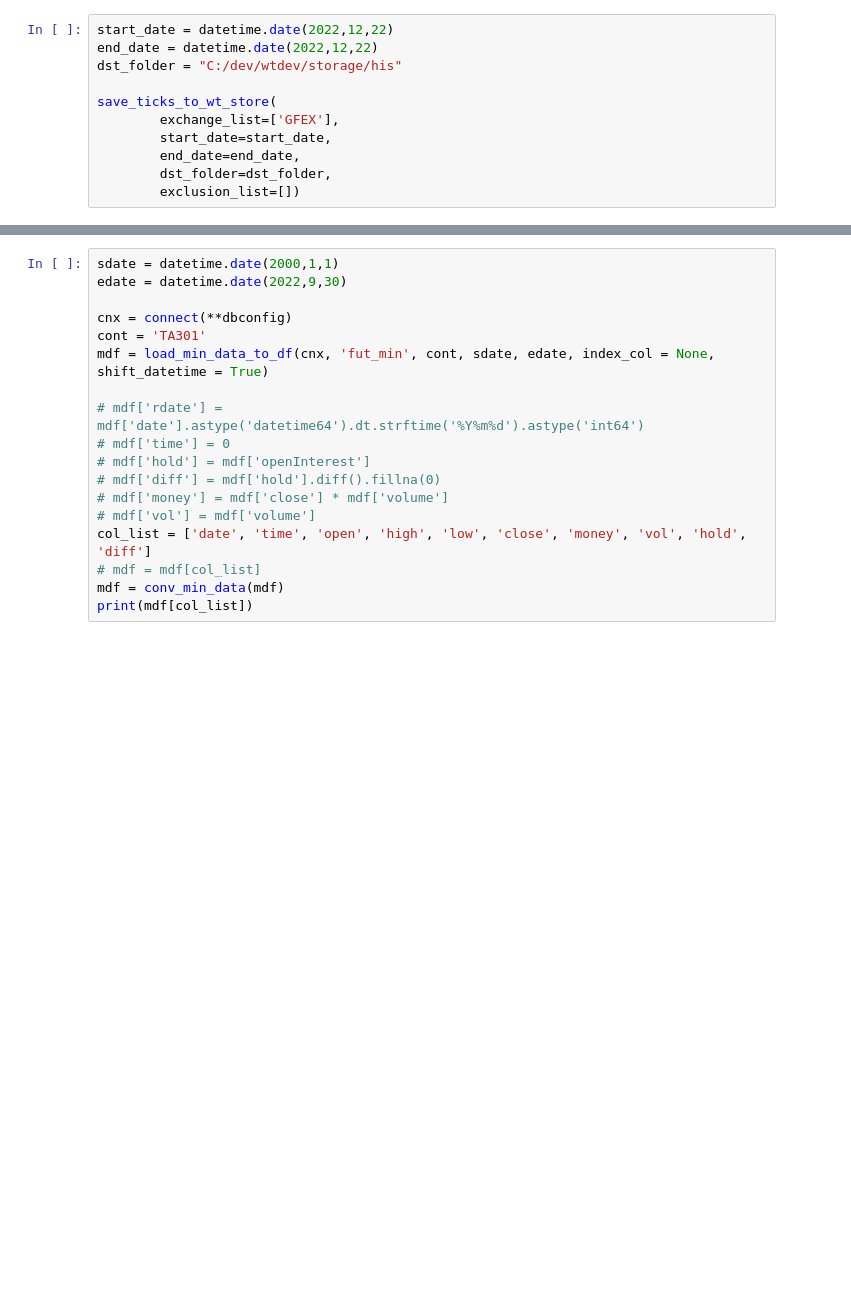
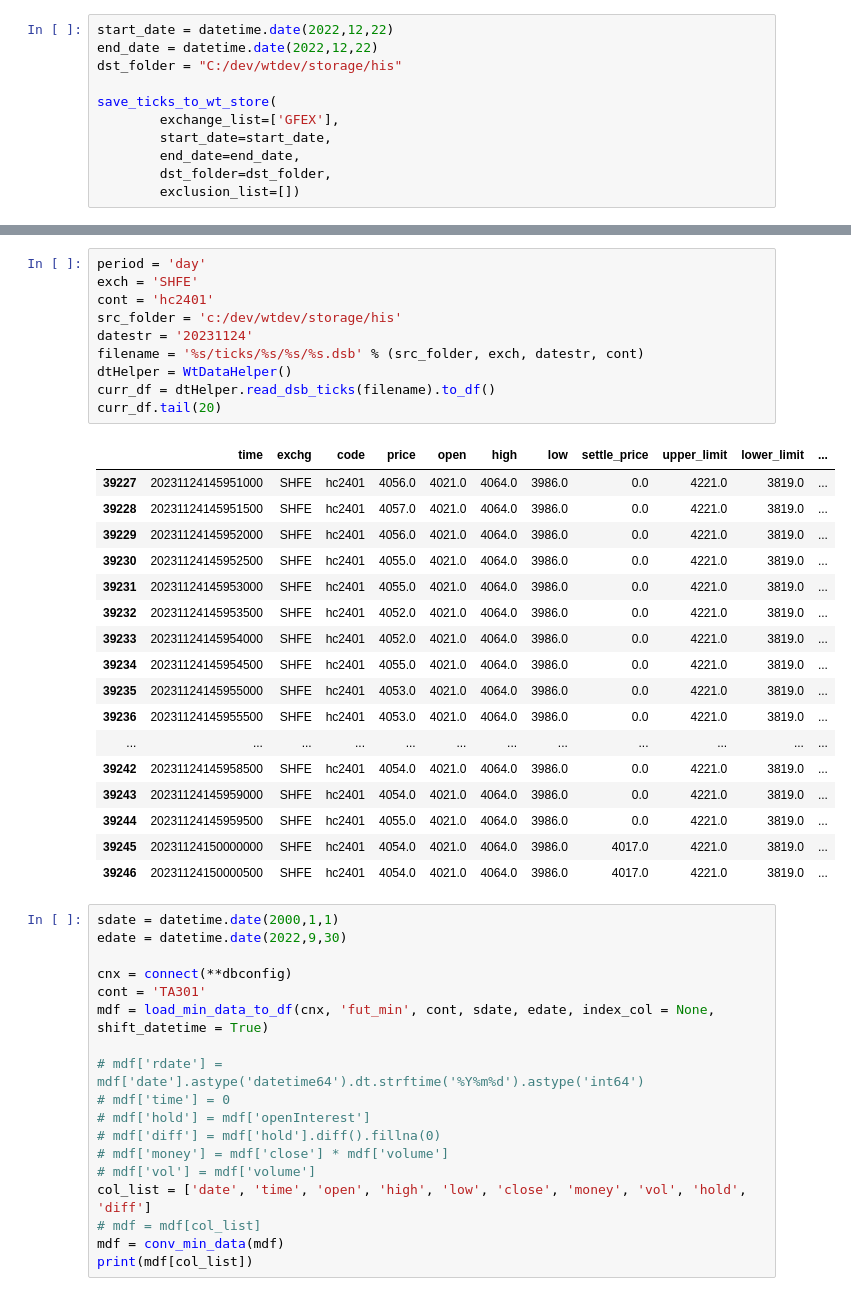
Before and after one commit to harvey1673/pyktrader3, a Jupyter notebook: bktest/data conversion to wtpy.ipynb, the cells around one changed output, grey strips where cells are left out. Drawn from its saved outputs; the diff is of its cells as text; blank space fills up the shorter version.

```diff
--- a/bktest/data conversion to wtpy.ipynb
+++ b/bktest/data conversion to wtpy.ipynb
@@ -203,3 +356,31 @@ df
+# %%
+period = 'day'
+exch = 'SHFE'
+cont = 'hc2401'
+src_folder = 'c:/dev/wtdev/storage/his'
+datestr = '20231124'
+filename = '%s/ticks/%s/%s/%s.dsb' % (src_folder, exch, datestr, cont)
+dtHelper = WtDataHelper()
+curr_df = dtHelper.read_dsb_ticks(filename).to_df()
+curr_df.tail(20)
+# %% [output]
+|  | time | exchg | code | price | open | high | low | settle_price | upper_limit | lower_limit | ... |
+| 39227 | 20231124145951000 | SHFE | hc2401 | 4056.0 | 4021.0 | 4064.0 | 3986.0 | 0.0 | 4221.0 | 3819.0 | ... |
+| 39228 | 20231124145951500 | SHFE | hc2401 | 4057.0 | 4021.0 | 4064.0 | 3986.0 | 0.0 | 4221.0 | 3819.0 | ... |
+| 39229 | 20231124145952000 | SHFE | hc2401 | 4056.0 | 4021.0 | 4064.0 | 3986.0 | 0.0 | 4221.0 | 3819.0 | ... |
+| 39230 | 20231124145952500 | SHFE | hc2401 | 4055.0 | 4021.0 | 4064.0 | 3986.0 | 0.0 | 4221.0 | 3819.0 | ... |
+| 39231 | 20231124145953000 | SHFE | hc2401 | 4055.0 | 4021.0 | 4064.0 | 3986.0 | 0.0 | 4221.0 | 3819.0 | ... |
+| 39232 | 20231124145953500 | SHFE | hc2401 | 4052.0 | 4021.0 | 4064.0 | 3986.0 | 0.0 | 4221.0 | 3819.0 | ... |
+| 39233 | 20231124145954000 | SHFE | hc2401 | 4052.0 | 4021.0 | 4064.0 | 3986.0 | 0.0 | 4221.0 | 3819.0 | ... |
+| 39234 | 20231124145954500 | SHFE | hc2401 | 4055.0 | 4021.0 | 4064.0 | 3986.0 | 0.0 | 4221.0 | 3819.0 | ... |
+| 39235 | 20231124145955000 | SHFE | hc2401 | 4053.0 | 4021.0 | 4064.0 | 3986.0 | 0.0 | 4221.0 | 3819.0 | ... |
+| 39236 | 20231124145955500 | SHFE | hc2401 | 4053.0 | 4021.0 | 4064.0 | 3986.0 | 0.0 | 4221.0 | 3819.0 | ... |
+| ... | ... | ... | ... | ... | ... | ... | ... | ... | ... | ... | ... |
+| 39242 | 20231124145958500 | SHFE | hc2401 | 4054.0 | 4021.0 | 4064.0 | 3986.0 | 0.0 | 4221.0 | 3819.0 | ... |
+| 39243 | 20231124145959000 | SHFE | hc2401 | 4054.0 | 4021.0 | 4064.0 | 3986.0 | 0.0 | 4221.0 | 3819.0 | ... |
+| 39244 | 20231124145959500 | SHFE | hc2401 | 4055.0 | 4021.0 | 4064.0 | 3986.0 | 0.0 | 4221.0 | 3819.0 | ... |
+| 39245 | 20231124150000000 | SHFE | hc2401 | 4054.0 | 4021.0 | 4064.0 | 3986.0 | 4017.0 | 4221.0 | 3819.0 | ... |
+| 39246 | 20231124150000500 | SHFE | hc2401 | 4054.0 | 4021.0 | 4064.0 | 3986.0 | 4017.0 | 4221.0 | 3819.0 | ... |
 # %%
 sdate = datetime.date(2000,1,1)
 edate = datetime.date(2022,9,30)
```
Also changed, not shown: parts of 23 cells of this notebook, 5 other files.
